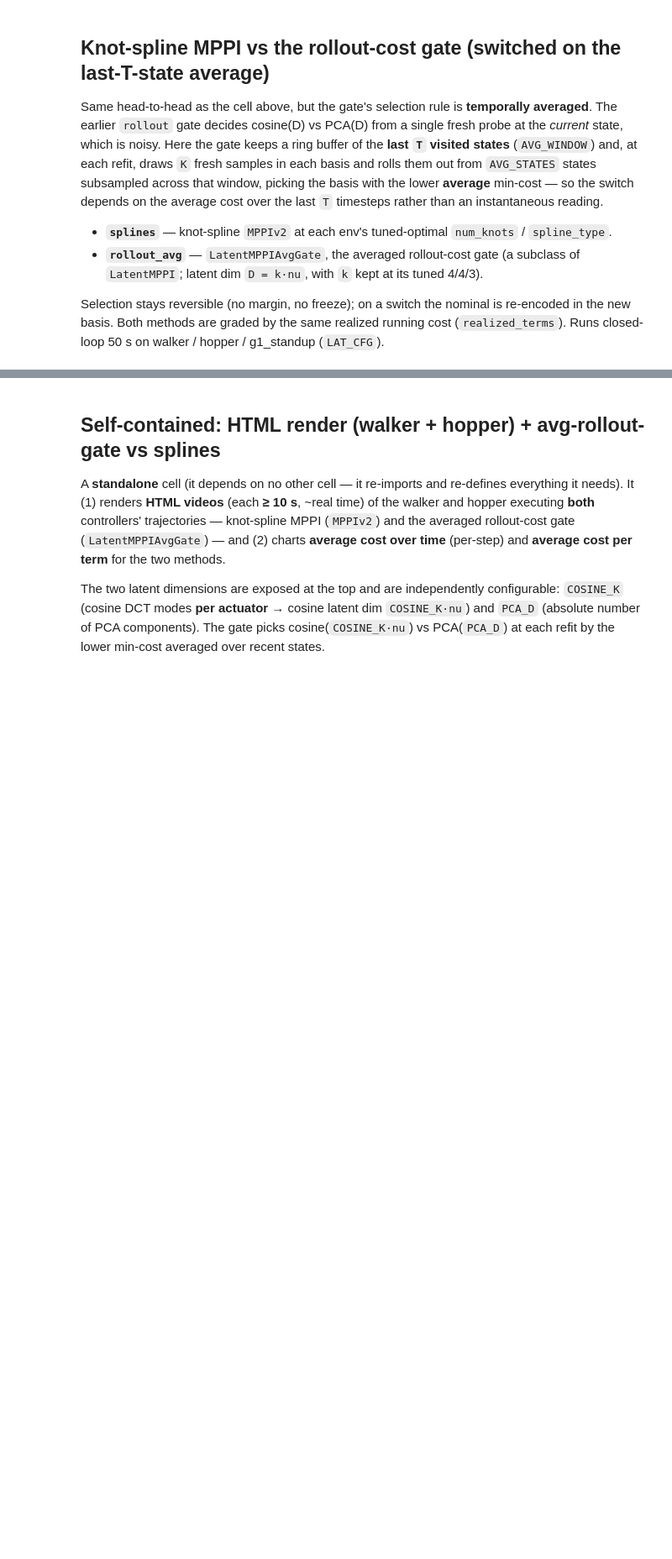
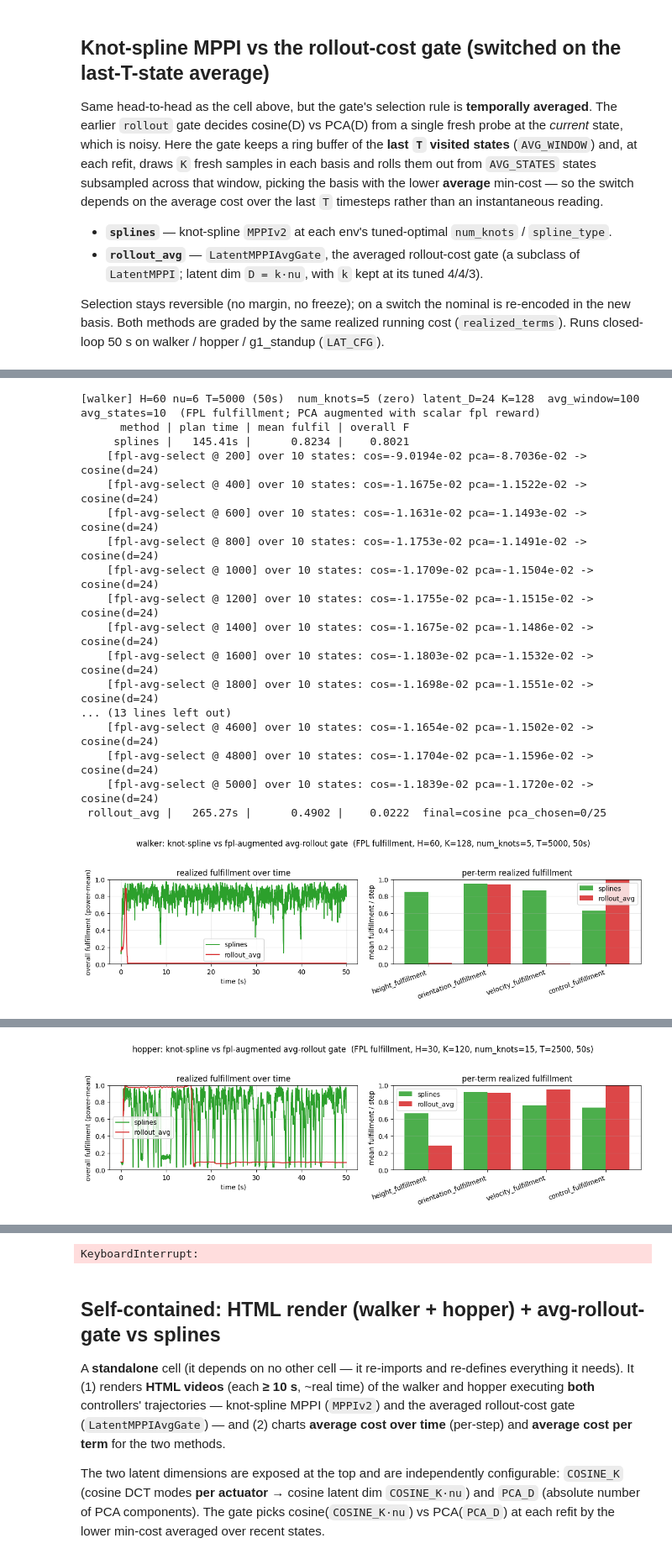
Before and after one commit to abingeorge07/Analytic-MPPI, a Jupyter notebook: analysis-pt3.ipynb, the cells around one changed output, grey strips where cells are left out. Shown at 84% size. Cells and saved outputs as stored; diff of their text form; code cells hidden in the pictures; blank space fills up the shorter version.

```diff
--- a/analysis-pt3.ipynb
+++ b/analysis-pt3.ipynb
@@ -839,0 +1024,73 @@ for env_name, cfg in LAT_CFG.items():
+# %%
+# ============================================================================
+# Run: knot-spline (FPL) vs fpl-augmented avg-rollout gate on walker/hopper/g1.
+# Re-run THIS cell alone to re-test a run; all defs live in the cell above.
+# ============================================================================
+for env_name, cfg in LAT_CFG.items():
+    task = make_task(env_name); backend = MujocoBackend(task.model_path)
+    T = round(SIM_TIME / backend.dt)
+    H = round(cfg["plan_horizon"] / backend.dt)
+    state0 = backend.get_state().copy()
+    t_axis = backend.dt * np.arange(T + 1)
+    cost_fn = make_cost_fn_fpl(task)
+
+    ctrls = {"splines":     build_knots_fpl(task, backend, cfg),
+             "rollout_avg": build_avg_gate_fpl(task, H, cfg)}
+
+    runs = {}
+    print(f"\n[{env_name}] H={H} nu={task.nu} T={T} ({SIM_TIME:g}s)  "
+          f"num_knots={cfg['num_knots']} ({cfg['spline_type']}) latent_D={cfg['k'] * task.nu} "
+          f"K={cfg['K']}  avg_window={AVG_WINDOW} avg_states={AVG_STATES}  "
+          f"(FPL fulfillment; PCA augmented with scalar fpl reward)")
+    print(f"{'method':>12s} | {'plan time':>9s} | {'mean fulfil':>11s} | {'overall F':>9s}")
+    for m in FPL_METHODS:
+        ctrl = ctrls[m]
+        sh, ch, tp = run_cl_any(ctrl, backend, state0, T, cost_fn)
+        ful = realized_terms_f(sh, ch, task, backend)              # (T, n_terms_f) in [0,1]
+        runs[m] = dict(stage=power_mean(ful, FPL_P), per_term=ful.mean(axis=0))
+        extra = ""
+        if isinstance(ctrl, LatentMPPI):
+            sl = ctrl.switch_log
+            npca = sum(1 for s in sl if s[1] == "pca")
+            extra = f"  final={ctrl.basis_name} pca_chosen={npca}/{len(sl)}"
+        print(f"{m:>12s} | {tp:8.2f}s | {ful.mean():11.4f} | {runs[m]['stage'].mean():9.4f}{extra}")
+
+    labels = list(task.cost_term_names_f)
+    fig, (axL, axR) = plt.subplots(1, 2, figsize=(12, 3.4))
+    for m in FPL_METHODS:
+        axL.plot(t_axis[1:], runs[m]["stage"], color=FPL_COLORS[m], lw=1.4, label=m)
+    axL.set_xlabel("time (s)"); axL.set_ylabel("overall fulfillment (power-mean)")
+    axL.set_ylim(0, 1); axL.set_title("realized fulfillment over time")
+    axL.legend(loc="best"); axL.grid(alpha=0.3)
+
+    x = np.arange(len(labels)); w = 0.8 / len(FPL_METHODS)
+    for i, m in enumerate(FPL_METHODS):
+        axR.bar(x + (i - (len(FPL_METHODS) - 1) / 2) * w, runs[m]["per_term"], w,
+                color=FPL_COLORS[m], alpha=0.85, label=m)
+    axR.set_ylim(0, 1); axR.set_xticks(x); axR.set_xticklabels(labels, rotation=20, ha="right")
+    axR.set_ylabel("mean fulfillment / step"); axR.set_title("per-term realized fulfillment")
+    axR.legend(loc="best"); axR.grid(axis="y", alpha=0.3)
+
+    fig.suptitle(f"{env_name}: knot-spline vs fpl-augmented avg-rollout gate  "
+                 f"(FPL fulfillment, H={H}, K={cfg['K']}, num_knots={cfg['num_knots']}, "
+                 f"T={T}, {SIM_TIME:g}s)", y=1.04)
+    fig.tight_layout(); plt.show()
+# %% [output]
+[walker] H=60 nu=6 T=5000 (50s)  num_knots=5 (zero) latent_D=24 K=128  avg_window=100 avg_states=10  (FPL fulfillment; PCA augmented with scalar fpl reward)
+      method | plan time | mean fulfil | overall F
+     splines |   145.41s |      0.8234 |    0.8021
+    [fpl-avg-select @ 200] over 10 states: cos=-9.0194e-02 pca=-8.7036e-02 -> cosine(d=24)
+    [fpl-avg-select @ 400] over 10 states: cos=-1.1675e-02 pca=-1.1522e-02 -> cosine(d=24)
+    [fpl-avg-select @ 600] over 10 states: cos=-1.1631e-02 pca=-1.1493e-02 -> cosine(d=24)
+    [fpl-avg-select @ 800] over 10 states: cos=-1.1753e-02 pca=-1.1491e-02 -> cosine(d=24)
+    [fpl-avg-select @ 1000] over 10 states: cos=-1.1709e-02 pca=-1.1504e-02 -> cosine(d=24)
+    [fpl-avg-select @ 1200] over 10 states: cos=-1.1755e-02 pca=-1.1515e-02 -> cosine(d=24)
+    [fpl-avg-select @ 1400] over 10 states: cos=-1.1675e-02 pca=-1.1486e-02 -> cosine(d=24)
+    [fpl-avg-select @ 1600] over 10 states: cos=-1.1803e-02 pca=-1.1532e-02 -> cosine(d=24)
+    [fpl-avg-select @ 1800] over 10 states: cos=-1.1698e-02 pca=-1.1551e-02 -> cosine(d=24)
+... (13 lines left out)
+    [fpl-avg-select @ 4600] over 10 states: cos=-1.1654e-02 pca=-1.1502e-02 -> cosine(d=24)
+    [fpl-avg-select @ 4800] over 10 states: cos=-1.1704e-02 pca=-1.1596e-02 -> cosine(d=24)
+    [fpl-avg-select @ 5000] over 10 states: cos=-1.1839e-02 pca=-1.1720e-02 -> cosine(d=24)
+ rollout_avg |   265.27s |      0.4902 |    0.0222  final=cosine pca_chosen=0/25
+[figure, added]
@@ -839,0 +1113 @@ for env_name, cfg in LAT_CFG.items():
+[figure, added]
@@ -840,3 +1121,4 @@ for env_name, cfg in LAT_CFG.items():
+KeyboardInterrupt:
 # %% [markdown]
 ## Self-contained: HTML render (walker + hopper) + avg-rollout-gate vs splines
 
```
Also changed, not shown: parts of 9 cells of this notebook, 11 other files.
